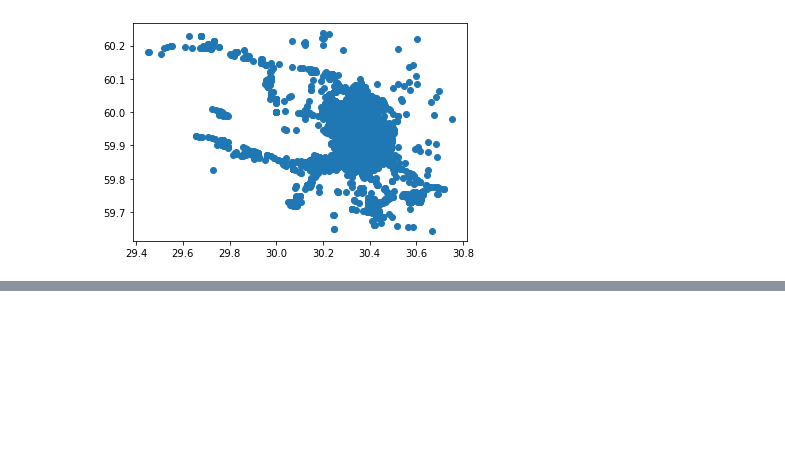
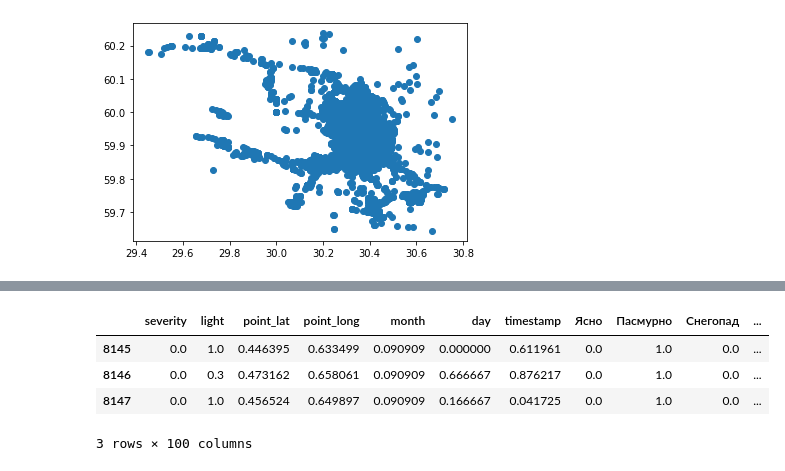
Before and after one commit to Sertyhopss/car-crash, a Jupyter notebook: json_read.ipynb, the cells around one changed output, grey strips where cells are left out. Saved outputs shown, nothing was run; the diff lists cells and outputs as text; code cells hidden in the pictures; blank space fills up the shorter version.

Commit message:
normalize (MinMaxScaler) and first PCA

```diff
--- a/json_read.ipynb
+++ b/json_read.ipynb
@@ -145,0 +161,12 @@ plt.scatter(x['point_long'], x['point_lat'])
+# %%
+scaler = MinMaxScaler()
+scaler.fit(result)
+scaled = scaler.fit_transform(result)
+scaled_result = pd.DataFrame(scaled, columns=result.columns)
+scaled_result.tail(3)
+# %% [output]
+|  | severity | light | point_lat | point_long | month | day | timestamp | Ясно | Пасмурно | Снегопад | ... |
+| 8145 | 0.0 | 1.0 | 0.446395 | 0.633499 | 0.090909 | 0.000000 | 0.611961 | 0.0 | 1.0 | 0.0 | ... |
+| 8146 | 0.0 | 0.3 | 0.473162 | 0.658061 | 0.090909 | 0.666667 | 0.876217 | 0.0 | 1.0 | 0.0 | ... |
+| 8147 | 0.0 | 1.0 | 0.456524 | 0.649897 | 0.090909 | 0.166667 | 0.041725 | 0.0 | 1.0 | 0.0 | ... |
+3 rows × 100 columns
```
Also changed, not shown: parts of 9 cells of this notebook.
